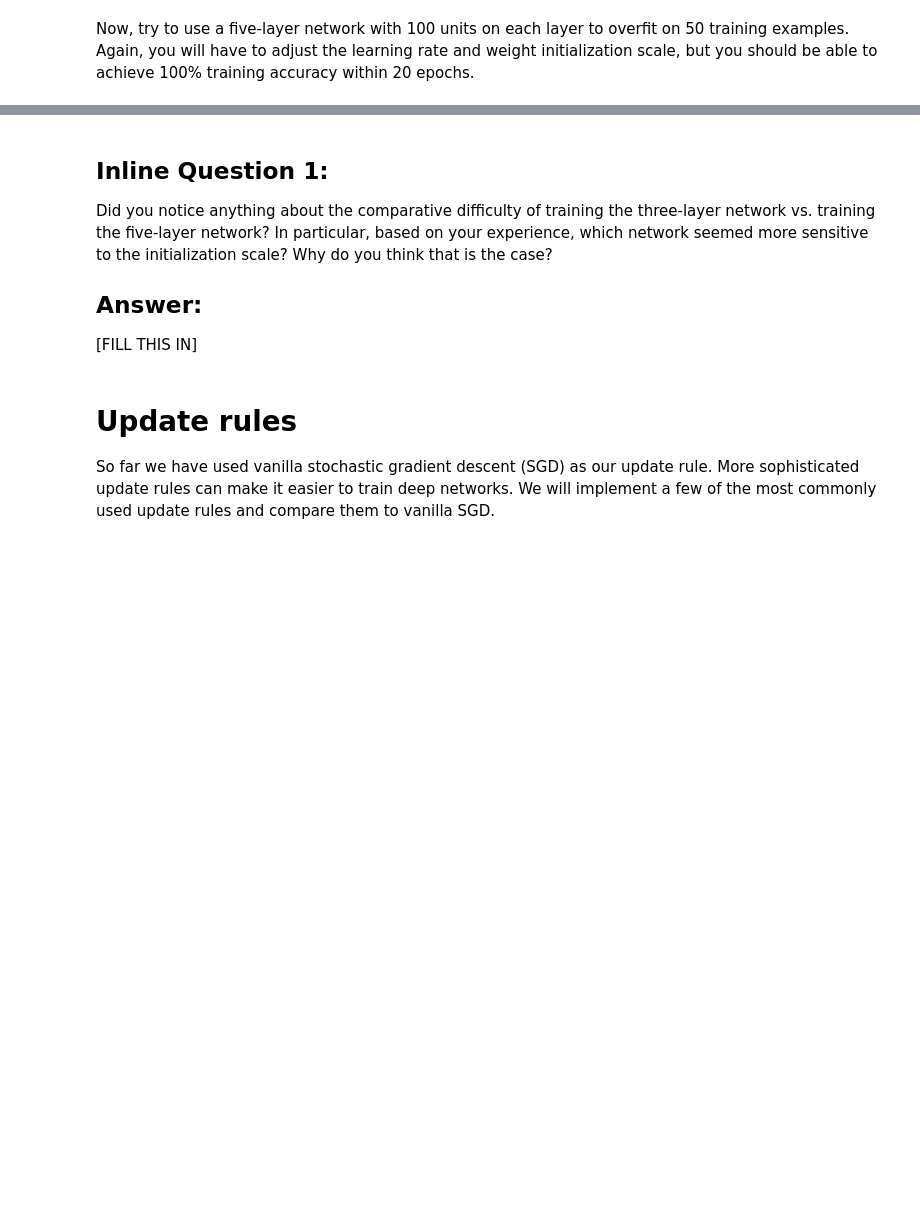
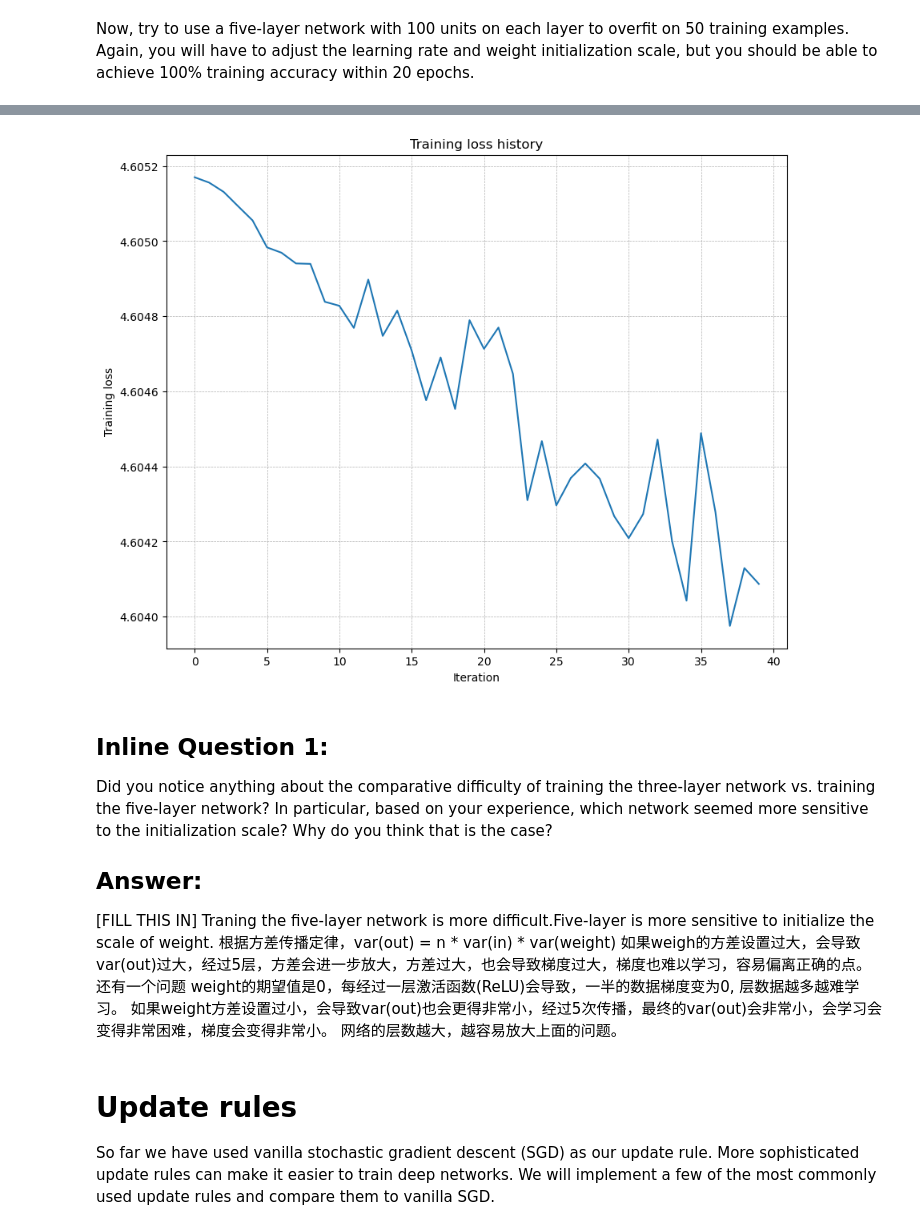
Before and after one commit to pigTom/cs231n-assignments, a Jupyter notebook: assignment1/FullyConnectedNets.ipynb, the cells around one changed output, grey strips where cells are left out. Drawn from its saved outputs; the diff is of its cells as text; code cells hidden in the pictures; blank space fills up the shorter version.

```diff
--- a/assignment1/FullyConnectedNets.ipynb
+++ b/assignment1/FullyConnectedNets.ipynb
@@ -199,29 +284,53 @@ small_data = {
   'y_val': data['y_val'],
 }
 
-learning_rate = 2e-3  # Experiment with this!
-weight_scale = 1e-5   # Experiment with this!
-
-
-model = FullyConnectedNet(
-    [100, 100, 100, 100],
-    weight_scale=weight_scale,
-    dtype=np.float64
-)
-solver = Solver(
-    model,
-    small_data,
-    print_every=10,
-    num_epochs=20,
-    batch_size=25,
-    update_rule='sgd',
-    optim_config={'learning_rate': learning_rate},
-)
-solver.train()
+# learning_rate = 2e-3  # Experiment with this!
+# weight_scale = 1e-5   # Experiment with this!
+best_train_acc = 0
+val_accuracy = 0
+# update_rules = ['sgd', 'sgd_momentum', 'rmsprop', 'adam']
+update_rules = ['sgd']
+lr_optimization_trial = 30 # 尝试 100 种不同的超参数组合
+wd_optimization_trial = 1
+best_learnging_rate = 0
+best_weigt_decay = 0
+for update_rule in update_rules:
+  for learning_rate in np.linspace(4e-4, 5e-4, lr_optimization_trial): # 4.828103e-04
+    for weight_decay in np.linspace(1.5e1, 1.5e1, wd_optimization_trial):
+      # ----------------------------------------------------------
+      # 在对数尺度上随机采样超参数
+      print("lr=%e, reg=%e, update_rule=%s" % (
+            learning_rate, weight_decay, update_rule))
+      model = FullyConnectedNet(
+          [100, 100, 100, 100],
+          weight_scale=weight_scale,
+          dtype=np.float64
+      )
+      inner_solver = Solver(
+          model,
+          small_data,
+          print_every=10,
+          num_epochs=20,
+          batch_size=25,
+          update_rule=update_rule, # sgd_momentum
+          optim_config={"learning_rate": learning_rate},
+      )
+      inner_solver.train()
+      if inner_solver.train_acc_history[-1] > best_train_acc:
+          val_accuracy = inner_solver.val_acc_history[-1]
+          best_learnging_rate = learning_rate
+          best_weigt_decay = weight_decay
+          best_train_acc = inner_solver.train_acc_history[-1]
+          solver = inner_solver
+print('Best params -> lr: %e reg: %e train acc: %f val acc: %f' % (
+                    best_learnging_rate,
+                    best_weigt_decay, best_train_acc,
+                    val_accuracy))
 
 plt.plot(solver.loss_history)
-plt.title('Training loss history')
-plt.xlabel('Iteration')
-plt.ylabel('Training loss')
+plt.title("Training loss history")
+plt.xlabel("Iteration")
+plt.ylabel("Training loss")
 plt.grid(linestyle='--', linewidth=0.5)
 plt.show()
+# %% [output]
@@ -228,9 +354,15 @@ plt.show()
+[figure, added]
 # %% [markdown]
 ## Inline Question 1:
 Did you notice anything about the comparative difficulty of training the three-layer network vs. training the five-layer network? In particular, based on your experience, which network seemed more sensitive to the initialization scale? Why do you think that is the case?
 
 ## Answer:
 [FILL THIS IN]
+Traning the five-layer network is more difficult.Five-layer is more sensitive to initialize the scale of weight. 根据方差传播定律，var(out) = n * var(in) * var(weight)
+如果weigh的方差设置过大，会导致var(out)过大，经过5层，方差会进一步放大，方差过大，也会导致梯度过大，梯度也难以学习，容易偏离正确的点。
+还有一个问题 weight的期望值是0，每经过一层激活函数(ReLU)会导致，一半的数据梯度变为0, 层数据越多越难学习。
+如果weight方差设置过小，会导致var(out)也会更得非常小，经过5次传播，最终的var(out)会非常小，会学习会变得非常困难，梯度会变得非常小。
+网络的层数越大，越容易放大上面的问题。
 # %% [markdown]
 # Update rules
 So far we have used vanilla stochastic gradient descent (SGD) as our update rule. More sophisticated update rules can make it easier to train deep networks. We will implement a few of the most commonly used update rules and compare them to vanilla SGD.
```
Also changed, not shown: parts of 18 cells of this notebook, 3 other files.
